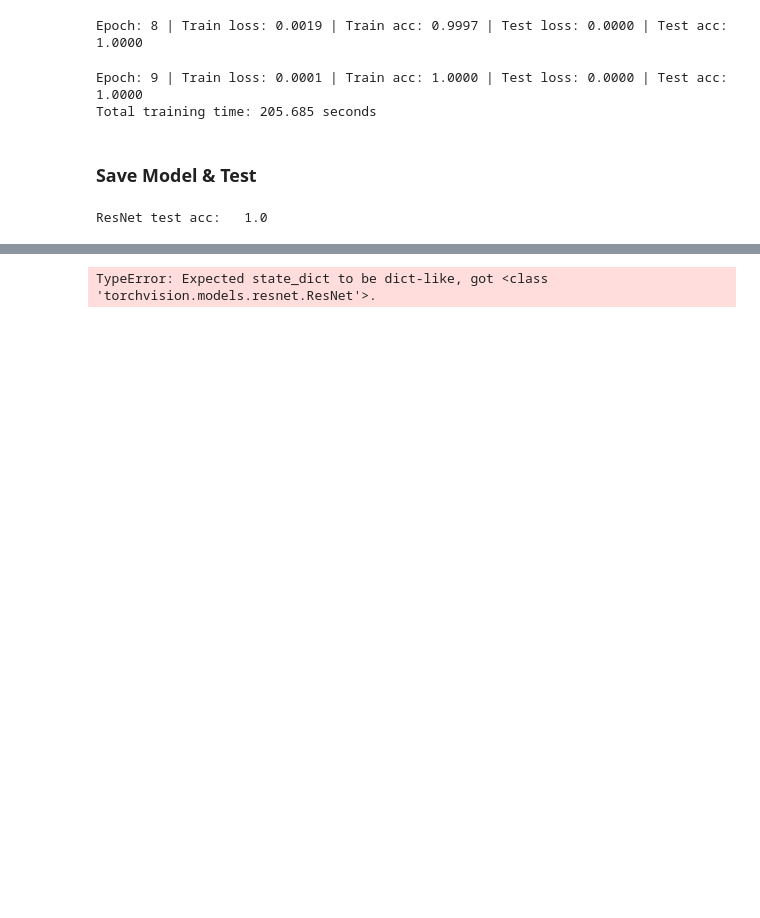
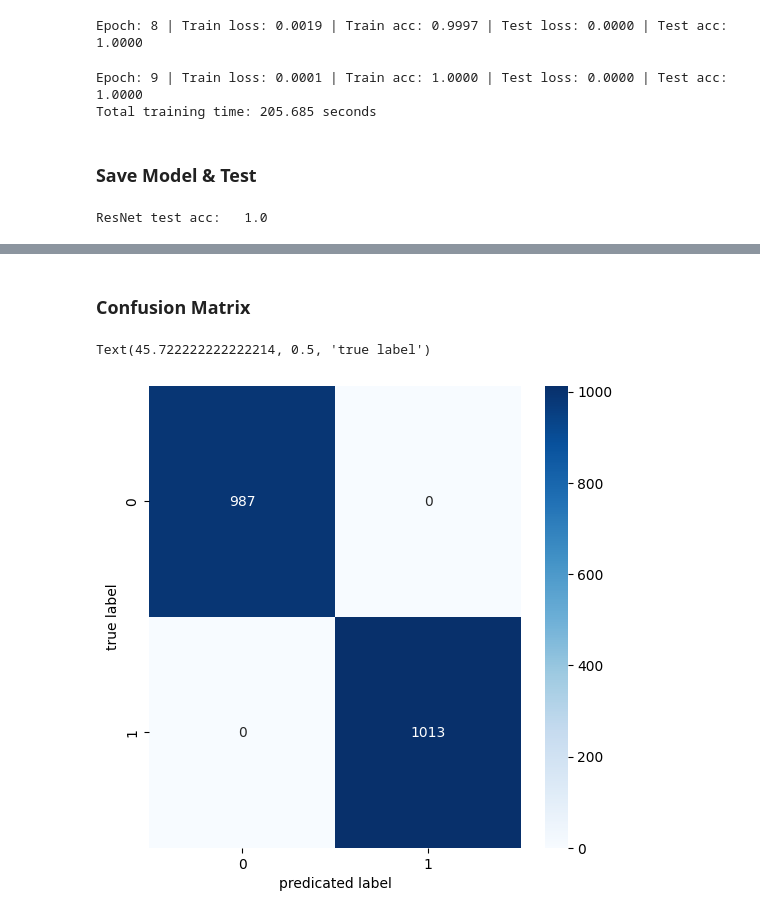
Before and after one commit to iznue/Ml_project, a Jupyter notebook: week8/drowsiness_detection/drowsiness_detection using pytorch.ipynb, the cells around one changed output, grey strips where cells are left out. Saved outputs shown, nothing was run; the diff lists cells and outputs as text; code cells hidden in the pictures; blank space fills up the shorter version.

```diff
--- a/week8/drowsiness_detection/drowsiness_detection using pytorch.ipynb
+++ b/week8/drowsiness_detection/drowsiness_detection using pytorch.ipynb
@@ -502,22 +373,40 @@ tensor([[-487.8007,  484.7646]], device='cuda:0', grad_fn=<AddmmBackward0>)
-# %%
-import cv2
-import torch
-from torchvision import transforms
-from torchvision import models
-
-# resnet50=torch.load('d:/drowsiness_detect.pt')
-
-model = models.resnet50(pretrained=True)
-# model.torch.load('d:/drowsiness_detect.pt')
-model.load_state_dict(torch.load('d:/drowsiness_detect.pt'))
-
-transform = transforms.ToTensor()
-
-img = cv2.imread('d:/test_close_eyes.jpg')
-img=cv2.resize(img, (64,64))
-input=img.unsqueeze(0)
-
-model.eval()
-result=model(input)
-# %% [output]
-TypeError: Expected state_dict to be dict-like, got <class 'torchvision.models.resnet.ResNet'>.
+# %% [markdown]
+### Confusion Matrix
+# %%
+from sklearn.metrics import confusion_matrix
+import seaborn as sns
+import pandas as pd
+
+y_pred = []
+y_true = []
+
+for batch, (image,label) in enumerate(test_loader):
+    image, label = image.to(device), label.to(device)
+
+    test_preds = model(image)
+    # test_pred_labels = test_preds.argmax(dim=1)
+    output = (torch.max(torch.exp(test_preds), 1)[1]).data.cpu().numpy()
+    y_pred.extend(output)
+
+    labels = label.data.cpu().numpy()
+    y_true.extend(labels)
+
+
+cf_matrix = confusion_matrix(y_true, y_pred)
+cf_matrix
+
+df_cm = pd.DataFrame(cf_matrix,
+                     index = [i for i in class_names],
+                     columns = [i for i in class_names])
+df_cm
+
+plt.figure(figsize=(6,6))
+sns.heatmap(cf_matrix, annot=True, fmt='d', cmap='Blues')
+plt.xlabel('predicated label')
+plt.ylabel('true label')
+
+# plt.figure(figsize = (12,7))
+# sns.heatmap(df_cm, annot=True)
+# %% [output]
+Text(45.722222222222214, 0.5, 'true label')
+[figure, added]
```
Also changed, not shown: parts of 8 cells of this notebook, 1 other file.
